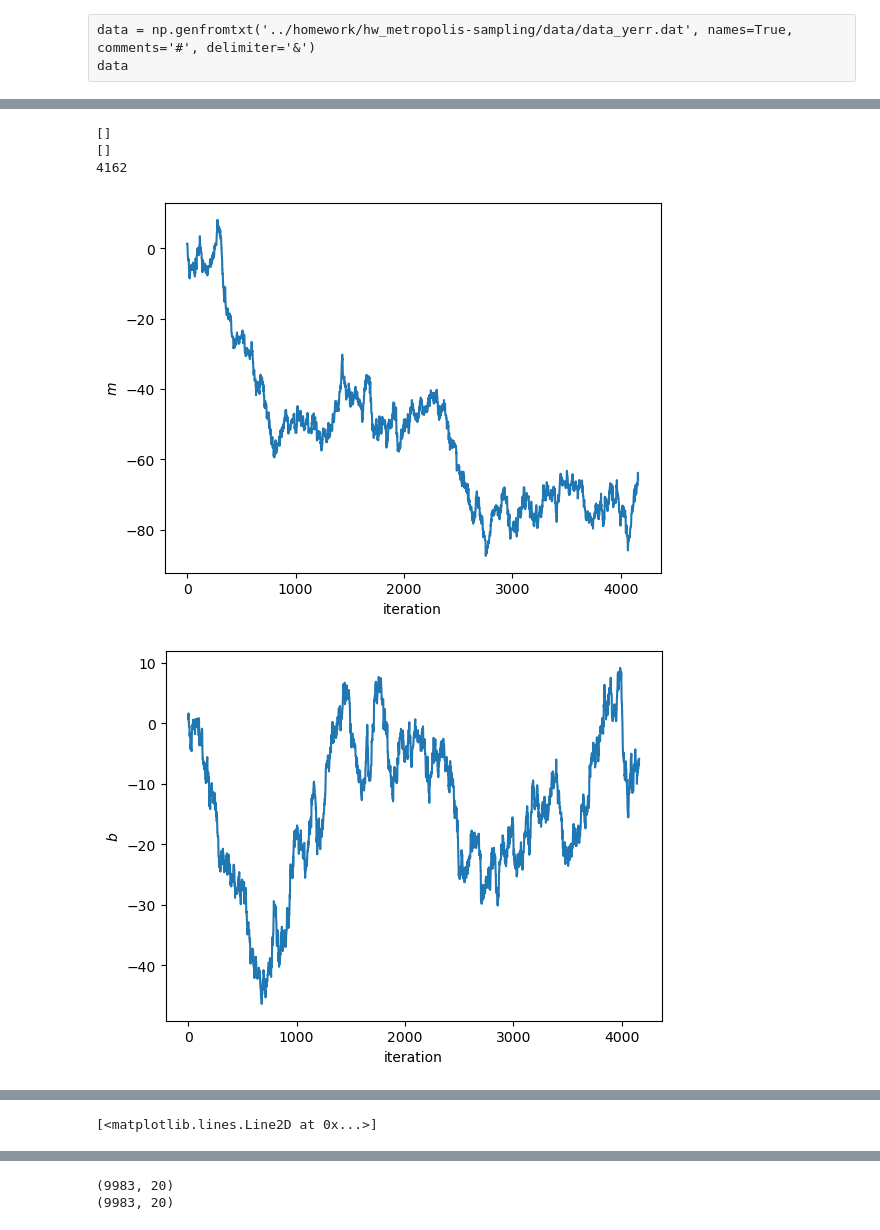
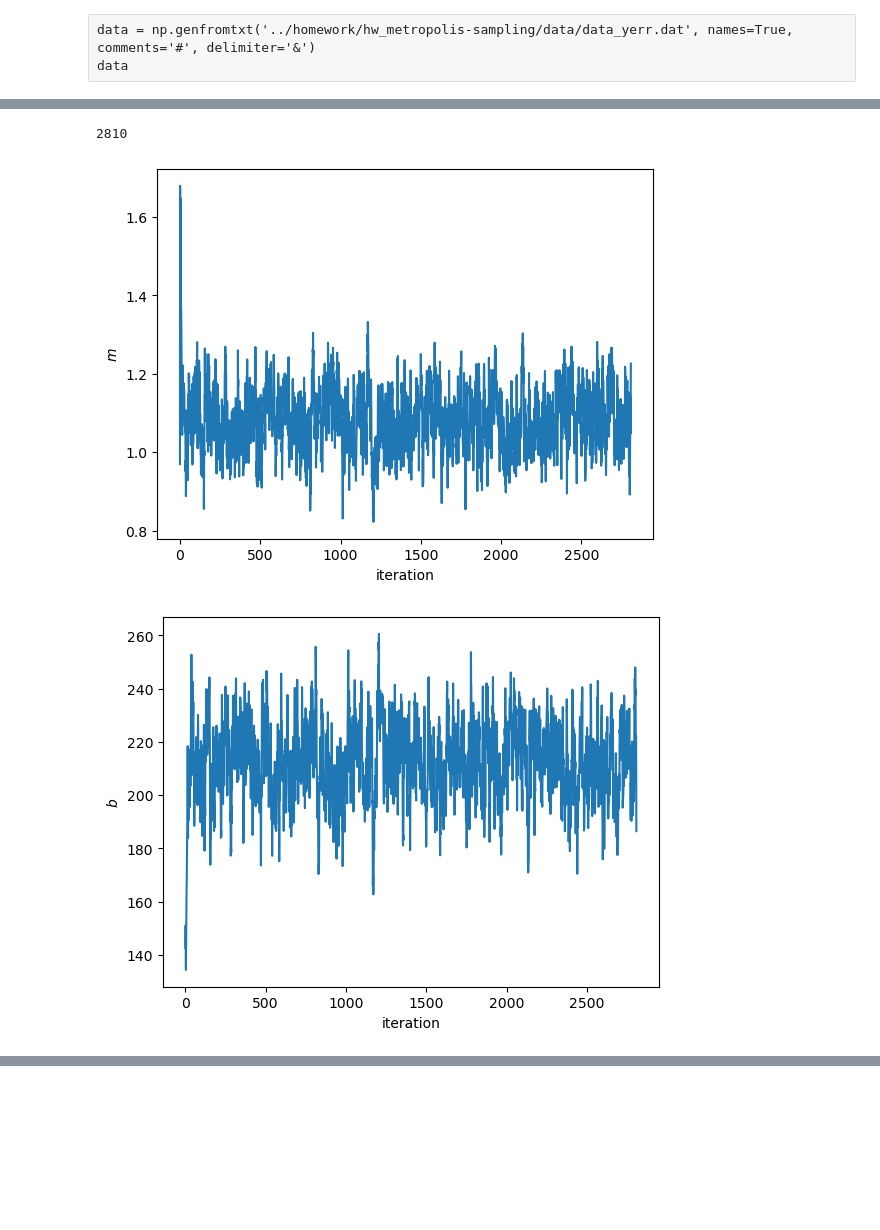
Before and after one commit to wrighj26/scicomp2_F25_wright, a Jupyter notebook: my_work/HW4_Julia_Wright.ipynb, the cells around one changed output, grey strips where cells are left out. Cells and saved outputs as stored; diff of their text form; code cells hidden in the pictures; blank space fills up the shorter version.

```diff
--- a/my_work/HW4_Julia_Wright.ipynb
+++ b/my_work/HW4_Julia_Wright.ipynb
@@ -53,0 +19,16 @@ type(data)
+# %%
+import pandas as pd
+
+file_path = '../homework/hw_metropolis-sampling/data/data_yerr.dat'
+
+try:
+    # Assuming data is in a structured format like CSV or similar
+    data = pd.read_csv(file_path, delimiter=' & ')
+    # Process the DataFrame
+    print(data)
+
+except FileNotFoundError:
+    print(f"File '{file_path}' not found.")
+except Exception as e:
+    print(f"An error occurred: {e}")
+type(data)
@@ -106,71 +64,63 @@ def build_model(m, b):
         return m * x + b
     return model
 
-def likelihood(m, b, x=data[:,1], y=data[:,2], sigma_y=data[:,3]):
+def lnlikelihood(m, b, x=data['x'], y=data['y'], sigma_y=data['sigm_y']):
     model = build_model(m, b)
     lnlike = -.5*np.sum(np.log(2*np.pi*sigma_y**2)) - np.sum((y - model(x))**2/(2*sigma_y**2))
-    return np.exp(lnlike)
+    return lnlike
 # %%
-m0=1
-b0=1
+m0=2
+b0=150
 
 m=m0
 b=b0
 
 build_model(m,b)
 
-p_current = likelihood(m,b)
-
+p_current = lnlikelihood(m,b)
 
 chainm=[]
 chainb=[]
 probs = []
 
-niter = 10000
-sigma_jump = 1.
+niter = 100000
+sigma_jumpm = 1.
+sigma_jumpb = 10
 counter=1
-print(chainm)
-print(chainb)
 
 for i in range(niter):
     u = np.random.uniform()
-    if u<.5:
-        mp = norm.rvs(loc=m, scale=sigma_jump)
-    if u>.5:
-        bp =norm.rvs(loc=b, scale=sigma_jump)
+    mp = norm.rvs(loc=m, scale=sigma_jumpm)
+    bp =norm.rvs(loc=b, scale=sigma_jumpb)
 
-    p_p = likelihood(m,b)
+    p_p = lnlikelihood(mp,bp)
+    #p_mp = lnlikelihood(mp,b)
 
-    α = p_p/p_current
-    u = np.random.uniform()
+    α = p_p-p_current
+    u = np.log(np.random.uniform()) #uniform prior
     accepted = u < α
 
     if accepted:
         #print(counter)
         counter+=1
         m=mp
         b=bp
         p_current = p_p
         chainm.append(m)
         chainb.append(b)
         probs.append(p_current)
 print(counter)
 
-
 plt.plot(chainm)
 plt.xlabel('iteration')
 plt.ylabel('$m$')
 plt.show()
+
 plt.plot(chainb)
 plt.xlabel('iteration')
 plt.ylabel('$b$')
 plt.show()
-plt.plot(np.exp(probs))
-plt.show()
-plt.plot(chainm,probs)
 # %% [output]
-[]
-[]
-4162
+2810
-[figure, old version]
+[figure, new version]
-[figure, old version]
+[figure, new version]
@@ -178 +126,0 @@ plt.plot(chainm,probs)
-[<matplotlib.lines.Line2D at 0x...>]
@@ -180,6 +126,0 @@ plt.plot(chainm,probs)
-# %%
-print(np.shape(chainm))
-print(np.shape(chainb))
-# %% [output]
-(9983, 20)
-(9983, 20)
```
Also changed, not shown: parts of 27 cells of this notebook, 26 other files.
